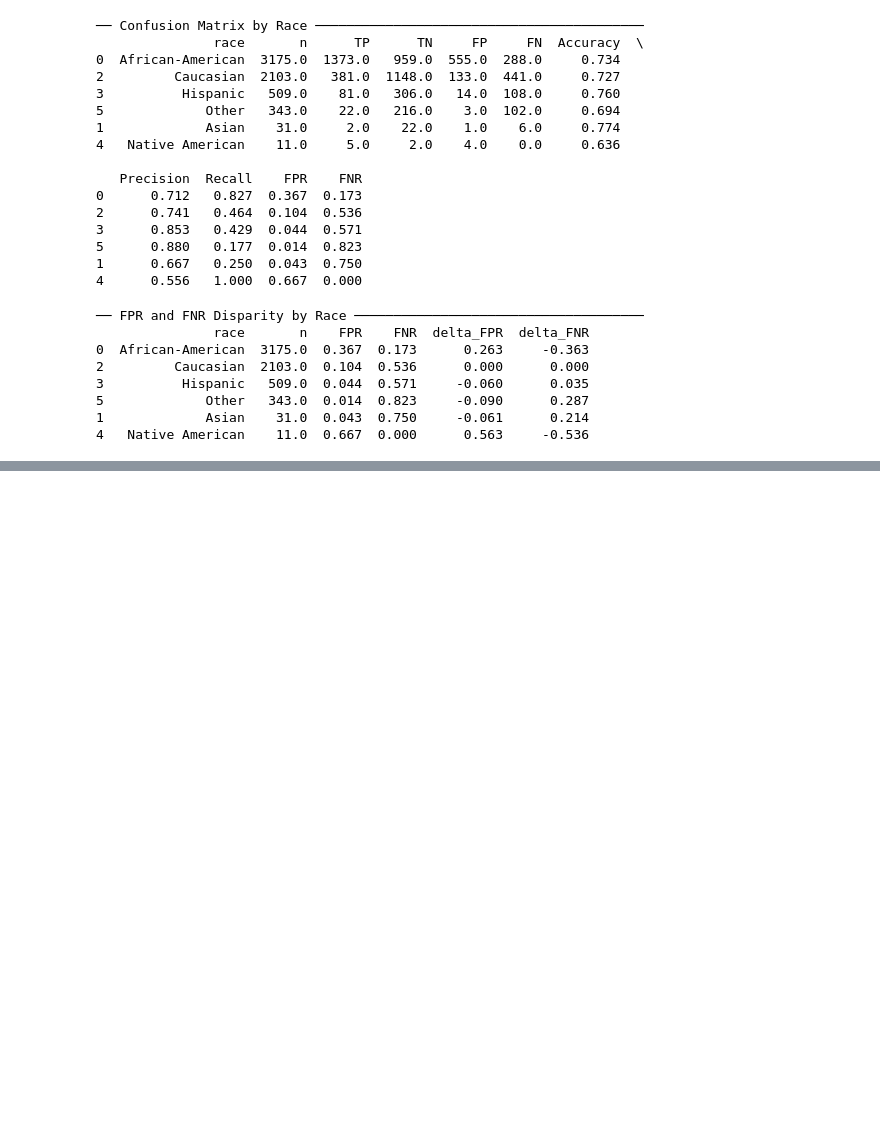
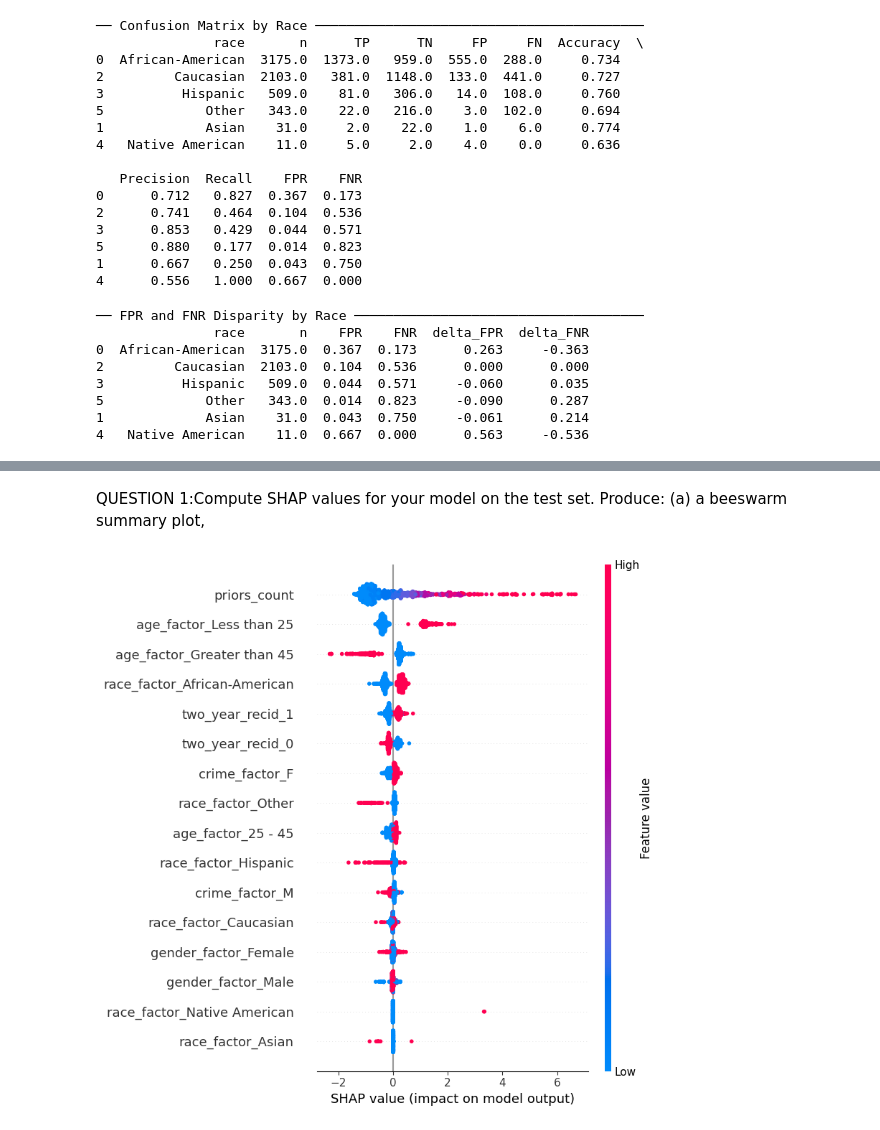
Before and after one commit to EasierJohn/Responsible-Machine-Learning-, a Jupyter notebook: Individual_Assign1_Easier_John.ipynb, the cells around one changed output, grey strips where cells are left out. Drawn from its saved outputs; the diff is of its cells as text; code cells hidden in the pictures; blank space fills up the shorter version.

```diff
--- a/Individual_Assign1_Easier_John.ipynb
+++ b/Individual_Assign1_Easier_John.ipynb
@@ -537,0 +875,56 @@ print(disparity)
+# %% [markdown]
+QUESTION 1:Compute SHAP values for your model on the test set. Produce: (a)
+a beeswarm summary plot,
+# %%
+import shap
+import matplotlib.pyplot as plt # Add this as it's good practice for plotting cells
+import numpy as np # Import numpy for type checking
+
+# Re-transform X_test to X_test_enc and then to X_test_dense
+X_test_enc = preprocessor.transform(X_test)
+if hasattr(X_test_enc, "toarray"):
+    X_test_dense = X_test_enc.toarray()
+else:
+    X_test_dense = X_test_enc
+
+# Re-define feat_names to ensure consistency with the preprocessor
+feat_names = (
+    numeric_features +
+    list(
+        preprocessor.named_transformers_["cat"].get_feature_names_out(
+            category_features
+        )
+    )
+)
+
+# Re-initialize the SHAP explainer and calculate shap_values
+# This uses TreeExplainer for the GBT classifier, which returns a list of arrays for binary classification.
+explainer_shap = shap.TreeExplainer(gbt_pipeline["classifier"])
+shap_values = explainer_shap.shap_values(X_test_dense, check_additivity=False)
+
+
+# For binary classification with TreeExplainer, shap_values is often a list of two arrays.
+# Select the SHAP values for the positive class (index 1) for plotting.
+if isinstance(shap_values, list):
+    shap_values_plot = shap_values[1] # Assuming class 1 is the positive class
+elif isinstance(shap_values, shap.Explanation):
+    # If shap_values is an Explanation object directly
+    if shap_values.values.ndim == 3 and shap_values.values.shape[2] == 2:
+        shap_values_plot = shap_values.values[:, :, 1] # Select values for the positive class (class 1)
+    elif shap_values.values.ndim == 2:
+        shap_values_plot = shap_values.values # Already 2D
+    else:
+        print("Warning: shap_values.values has unexpected dimensions for Explanation object. Attempting to use as-is.")
+        shap_values_plot = shap_values.values # Attempt to use as-is, might still error
+elif isinstance(shap_values, np.ndarray):
+    # If shap_values is already a numpy array, use it directly
+    shap_values_plot = shap_values
+else:
+    # Fallback for truly unexpected structures
+    print("Warning: shap_values is in an unrecognized format. Attempting to use as-is.")
+    shap_values_plot = shap_values
+
+# Generate the beeswarm plot
+shap.summary_plot(shap_values_plot, X_test_dense, feature_names=feat_names)
+# %% [output]
+[figure, added]
```
Also changed, not shown: parts of 22 cells of this notebook.
